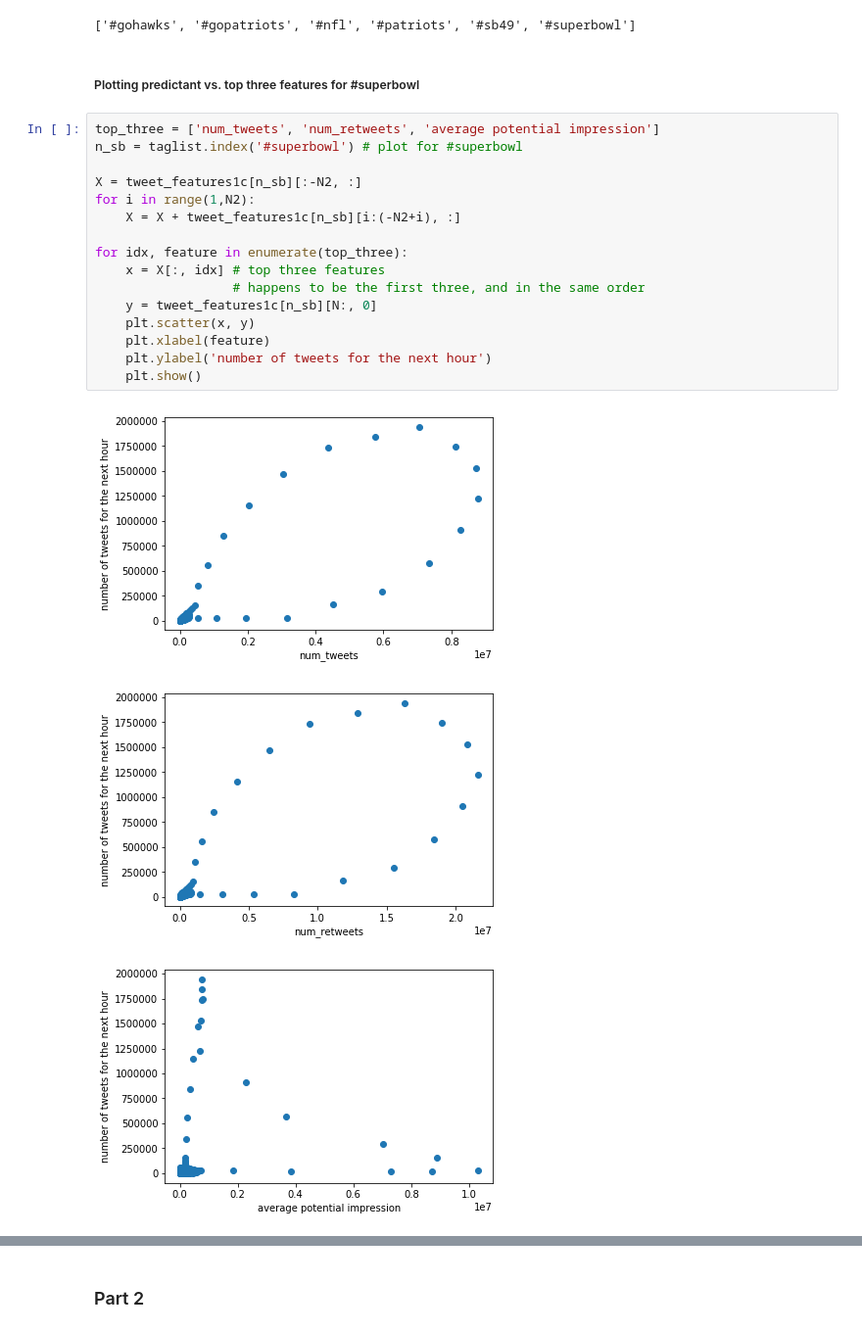
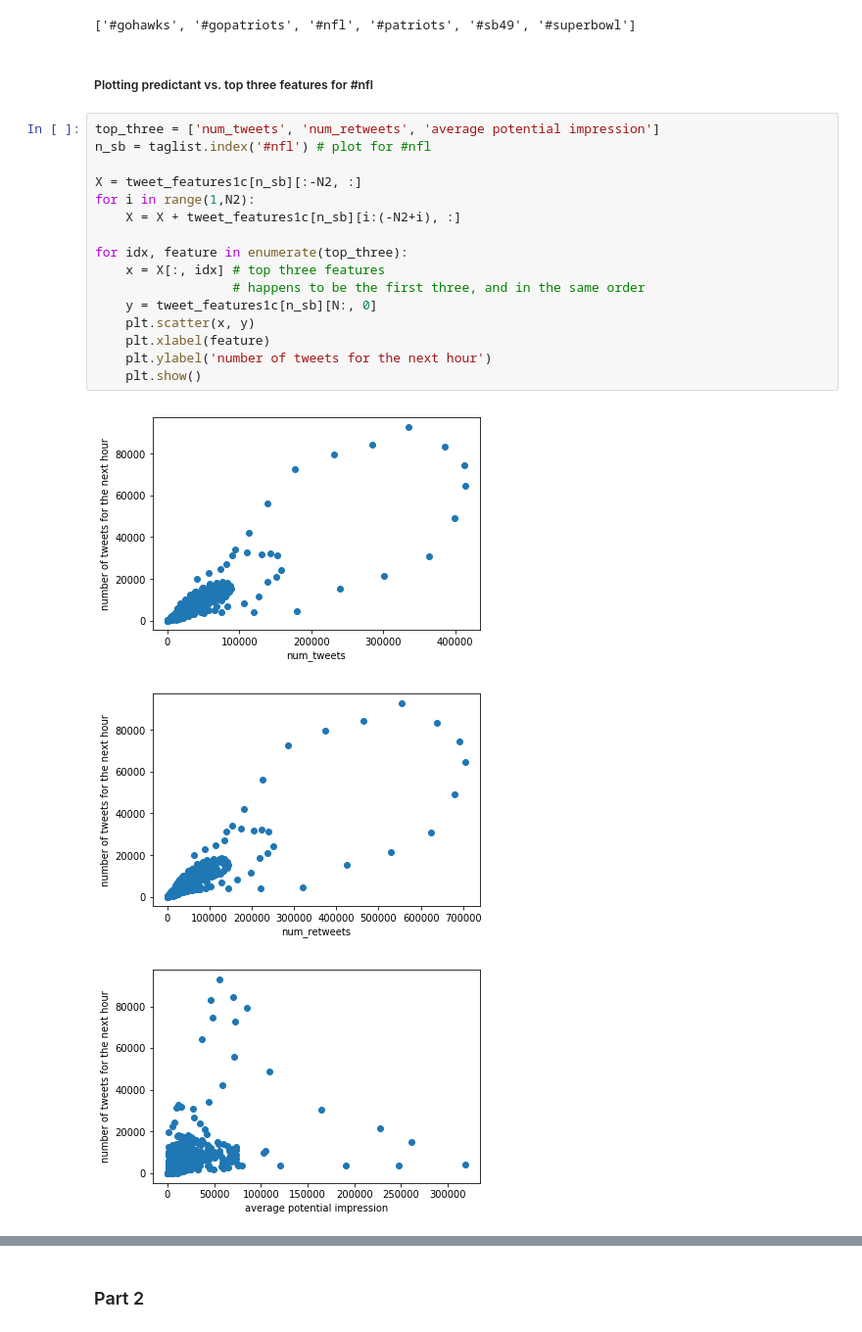
Before and after one commit to rczhen/EE219Project5, a Jupyter notebook: Project 5.ipynb, the cells around one changed output, grey strips where cells are left out. Shown at 98% size. Saved outputs shown, nothing was run; the diff lists cells and outputs as text.

```diff
--- a/Project 5.ipynb
+++ b/Project 5.ipynb
@@ -316,24 +316,24 @@ taglist
 # %% [output]
 ['#gohawks', '#gopatriots', '#nfl', '#patriots', '#sb49', '#superbowl']
 # %% [markdown]
-##### Plotting predictant vs. top three features for #superbowl
+##### Plotting predictant vs. top three features for #nfl
 # %%
 top_three = ['num_tweets', 'num_retweets', 'average potential impression']
-n_sb = taglist.index('#superbowl') # plot for #superbowl
+n_sb = taglist.index('#nfl') # plot for #nfl
 
 X = tweet_features1c[n_sb][:-N2, :]
 for i in range(1,N2):
     X = X + tweet_features1c[n_sb][i:(-N2+i), :]
 
 for idx, feature in enumerate(top_three):
     x = X[:, idx] # top three features
                   # happens to be the first three, and in the same order
     y = tweet_features1c[n_sb][N:, 0]
     plt.scatter(x, y)
     plt.xlabel(feature)
     plt.ylabel('number of tweets for the next hour')
     plt.show()
 # %% [output]
-[figure, old version]
+[figure, new version]
-[figure, old version]
+[figure, new version]
-[figure, old version]
+[figure, new version]
```
Also changed, not shown: parts of 1 cell of this notebook.
